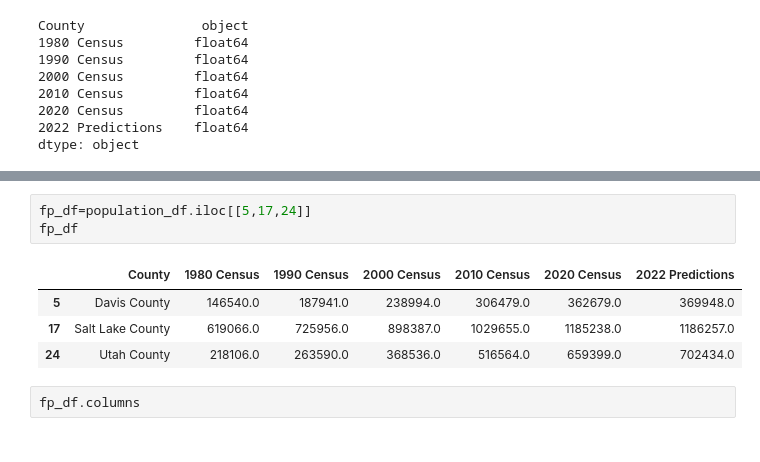
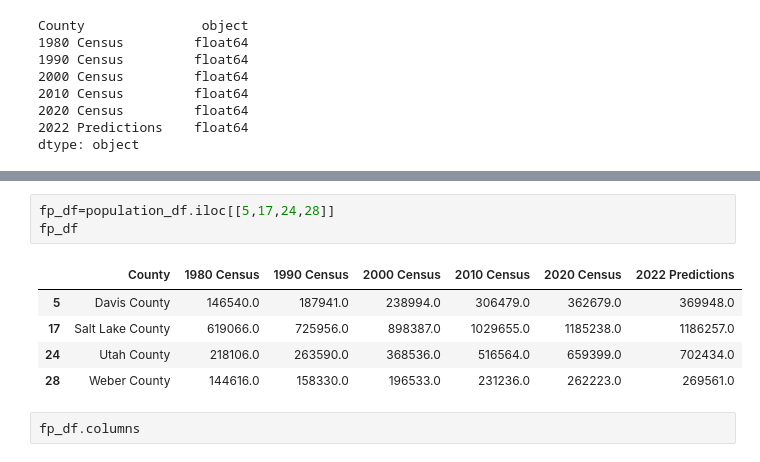
Before and after one commit to mdsinger/final_project_github, a Jupyter notebook: Final Project Population by County.ipynb, the cells around one changed output, grey strips where cells are left out. Drawn from its saved outputs; the diff is of its cells as text.

```diff
--- a/Final Project Population by County.ipynb
+++ b/Final Project Population by County.ipynb
@@ -253,13 +253,14 @@ population_df
 | 28 | Weber County | 144616.0 | 158330.0 | 196533.0 | 231236.0 | 262223.0 | 269561.0 |
 | 29 | Duchesne County | NaN | NaN | NaN | NaN | 19596.0 | 20161.0 |
 # %%
-fp_df=population_df.iloc[[5,17,24]]
+fp_df=population_df.iloc[[5,17,24,28]]
 fp_df
 # %% [output]
 |  | County | 1980 Census | 1990 Census | 2000 Census | 2010 Census | 2020 Census | 2022 Predictions |
 | 5 | Davis County | 146540.0 | 187941.0 | 238994.0 | 306479.0 | 362679.0 | 369948.0 |
 | 17 | Salt Lake County | 619066.0 | 725956.0 | 898387.0 | 1029655.0 | 1185238.0 | 1186257.0 |
 | 24 | Utah County | 218106.0 | 263590.0 | 368536.0 | 516564.0 | 659399.0 | 702434.0 |
+| 28 | Weber County | 144616.0 | 158330.0 | 196533.0 | 231236.0 | 262223.0 | 269561.0 |
 # %%
 fp_df.columns
 # %% [output]
```
Also changed, not shown: parts of 2 cells of this notebook.
